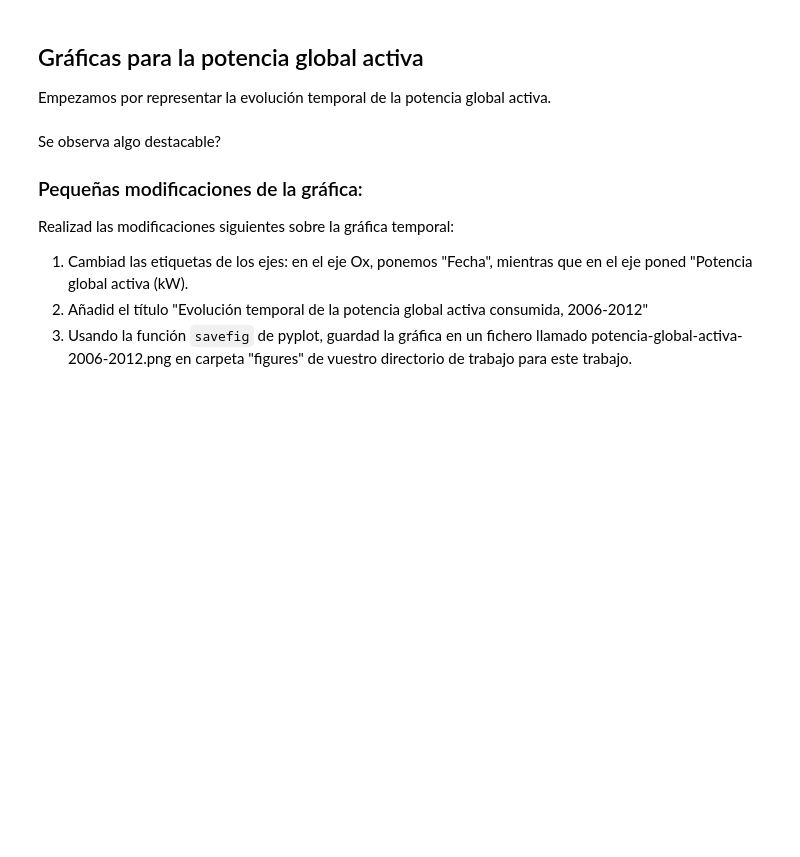
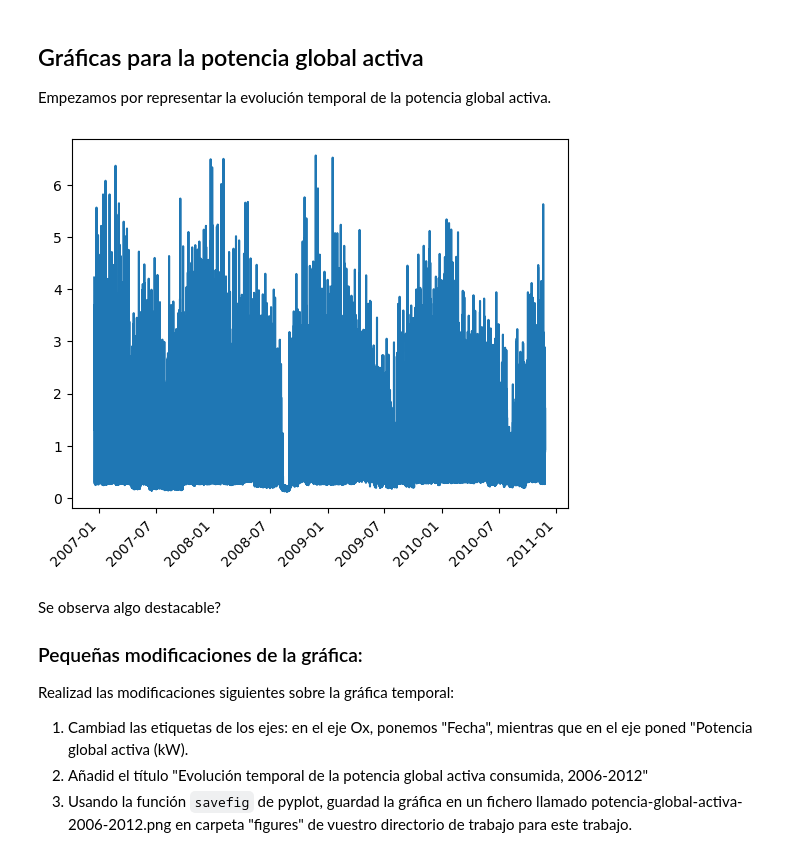
Before and after one commit to Antoniogins/IntroductionToDataScience, a Jupyter notebook: src/05-visualizar-con-graficas/02-visualizacion_consumo_vivienda_handout.ipynb, the cells around one changed output. Saved outputs shown, nothing was run; the diff lists cells and outputs as text; code cells hidden in the pictures; blank space fills up the shorter version.

```diff
--- a/src/05-visualizar-con-graficas/02-visualizacion_consumo_vivienda_handout.ipynb
+++ b/src/05-visualizar-con-graficas/02-visualizacion_consumo_vivienda_handout.ipynb
@@ -60,3 +103,11 @@ Empezamos por representar la evolución temporal de la potencia global activa.
+# %%
+# Completar aquí
+fig, ax = plt.subplots()
+ax.plot(vivienda["global_active_power"])
+ax.set_xticklabels(ax.get_xticklabels(), rotation=45, ha='right');
+# --------------------
+# %% [output]
+[figure, added]
 # %% [markdown]
 Se observa algo destacable?
 
```
Also changed, not shown: parts of 27 cells of this notebook, 5 other files.
